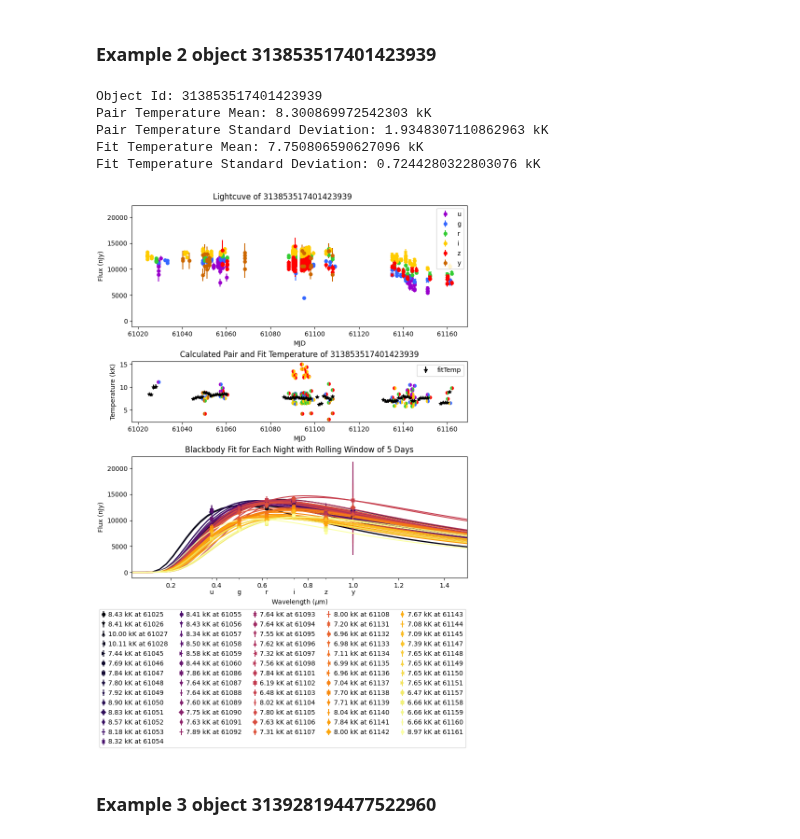
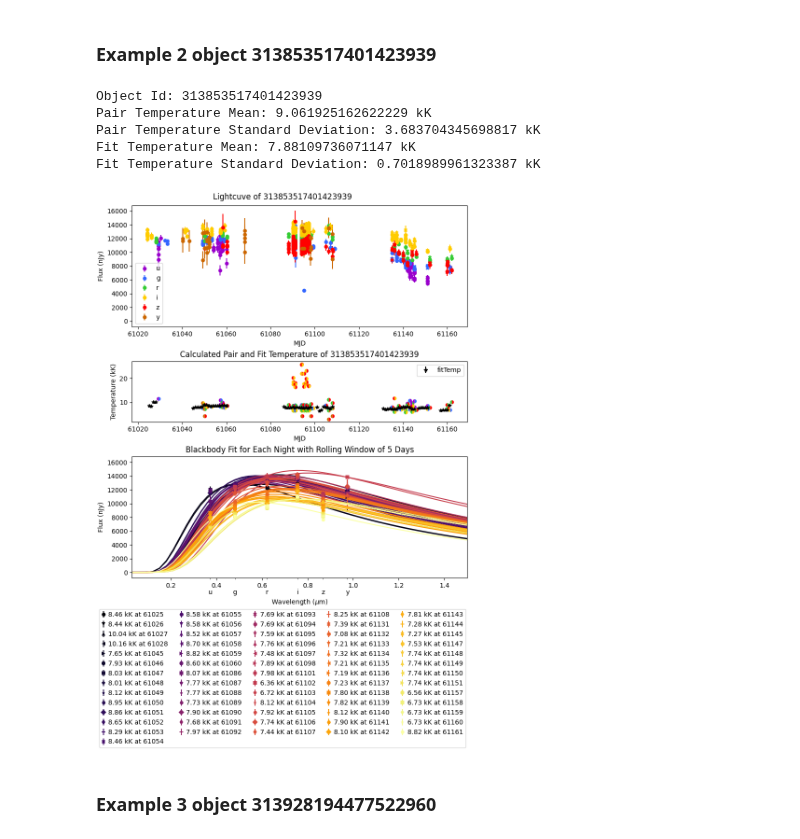
Before and after one commit to mwvgroup/pittgoogle-user-demos, a Jupyter notebook: other-examples/temperature_analysis.ipynb, the cells around one changed output. Saved outputs shown, nothing was run; the diff lists cells and outputs as text; code cells hidden in the pictures.

Commit message:
Updated wavelengths

```diff
--- a/other-examples/temperature_analysis.ipynb
+++ b/other-examples/temperature_analysis.ipynb
@@ -168,8 +167,7 @@ def plot(objID, objList, pairTemp, fitTemp, window):
 
     ax3.margins(x=0)
 
-    # add ticks for each band offset by small amount so they dont interfere with current ticks
-    ax3.set_xticks(list(tick + 0.0001 for tick in WL), list(f'\n{tick}' for tick in BANDS), minor = True)
+    ax3.set_xticks(list(tick for tick in WL.values()), list(f'\n{tick}' for tick in WL.keys()), minor = True)
 
     plt.show()
 # %% [markdown]
@@ -207,14 +205,14 @@ def calculateFitTemp(objList, ebv, window):
     # The addition of 0.3 to each time will alow data taken shortly before an integer MJD (8:00PM in Chile)
     # to be added to the rest of the data taken on the same night rather than to the previous night
     for mjd in range(math.floor(start+0.3), math.ceil(end+0.3)):
-        flux = [[] for _ in range(len(BANDS))]
-        fluxErr = [[] for _ in range(len(BANDS))]
+        flux = {key: [] for key in WL}
+        fluxErr = {key: [] for key in WL}
         bands = set()
         i = start+1
         while i < len(objList) and math.floor(objList[i]['midpointMjdTai']+0.3) <= mjd + window - 1:
             if math.floor(objList[i]['midpointMjdTai']+0.3) == mjd:
                 start = i
-            band = BANDS.index(objList[i]['band'])
+            band = objList[i]['band']
             bands.add(band)
             flux[band].append(dustFlux(objList[i]['psfFlux'], band, ebv))
             fluxErr[band].append(dustFlux(objList[i]['psfFluxErr'], band, ebv))
@@ -227,12 +225,12 @@ def calculateFitTemp(objList, ebv, window):
             # modify the std by a factor of sqrt(average count)/sqrt(count in this filter)
             # this modification should tell the fitting function to pay more attention to filters with more points
             sqrtAvgCount = np.sqrt(np.sum(list(map(len, flux))) / len(bands))
-            for j in range(len(flux)):
-                if len(flux[j]) > 0:
-                    fMean, fStd = weighted_mean_3sigma(flux[j], fluxErr[j], sqrtAvgCount)
+            for band in flux:
+                if len(flux[band]) > 0:
+                    fMean, fStd = weighted_mean_3sigma(flux[band], fluxErr[band], sqrtAvgCount)
                     fluxMean.append(fMean)
                     fluxStd.append(fStd)
-                    wavelength.append(WL[j])
+                    wavelength.append(WL[band])
 
             fit = curve_fit(scaledBlackbody, wavelength, fluxMean, [12, 1], sigma=fluxStd, absolute_sigma=True)
             output['temp'].append(fit[0][0])
@@ -345,7 +343,7 @@ def calculatePairTemp(objList, ebv):
         ahead = 1
         while s2['startMJD'] - s1['endMJD'] < 0.04:
             if s1['band'] != s2['band']:
-                s = solve_for_temperature(s1['avgFlux']/s2['avgFlux'], BANDS.index(s1['band']), BANDS.index(s2['band']), ebv)
+                s = solve_for_temperature(s1['avgFlux']/s2['avgFlux'], s1['band'], s2['band'], ebv)
                 if s:
                     output['temp'].append(s)
                     output['mjd'].append((s2['startMJD'] + s1['endMJD'])/2)
@@ -425,7 +423,7 @@ def plotTemp(diaObjectId, objList=None, ebv=0, window=3):
         # The third argument is a distance
         # It seems to have no affect since SFD is 2D not 3D but it is a required field
         # I pass a large distance (100 kpc) in case it matters at some locations
-        ebv = sfd_map(c.galactic.l.deg, c.galactic.b.deg, 100)[0]
+        ebv = sfdMap(c.galactic.l.deg, c.galactic.b.deg, 100)[0]
 
     print('Object Id:', diaObjectId)
 
@@ -510,27 +520,27 @@ diaObjectId = 313853517401423939
 # %%
 diaObjectId = 313853517401423939
 
 # load the pickled data
 with open('object' + str(diaObjectId) + '.pkl', 'rb') as inf:
     obj = pickle.load(inf)
 
 objList = combinedSources(obj)
 
 c = SkyCoord(obj.ra, obj.dec, unit="deg", frame='icrs')
 
 # The third argument is a distance
 # It seems to have no affect since SFD is 2D not 3D but it is a required field
 # I pass a large distance (100 kpc) in case it matters at some locations
-ebv = sfd_map(c.galactic.l.deg, c.galactic.b.deg, 100)[0]
+ebv = sfdMap(c.galactic.l.deg, c.galactic.b.deg, 100)[0]
 
 plotTemp(diaObjectId, objList=objList, ebv=ebv, window=5)
 # %% [output]
 Object Id: 313853517401423939
-Pair Temperature Mean: 8.300869972542303 kK
-Pair Temperature Standard Deviation: 1.9348307110862963 kK
-Fit Temperature Mean: 7.750806590627096 kK
-Fit Temperature Standard Deviation: 0.7244280322803076 kK
+Pair Temperature Mean: 9.061925162622229 kK
+Pair Temperature Standard Deviation: 3.683704345698817 kK
+Fit Temperature Mean: 7.88109736071147 kK
+Fit Temperature Standard Deviation: 0.7018989961323387 kK
-[figure, old version]
+[figure, new version]
 # %% [markdown]
 ### Example 3 object 313928194477522960
 # %%
```
Also changed, not shown: parts of 5 cells of this notebook.
